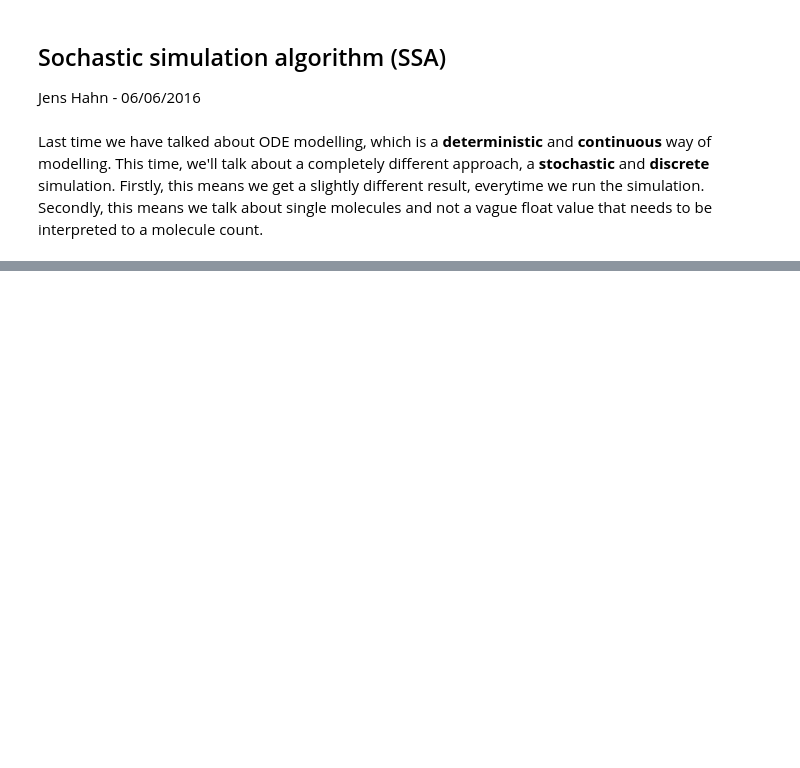
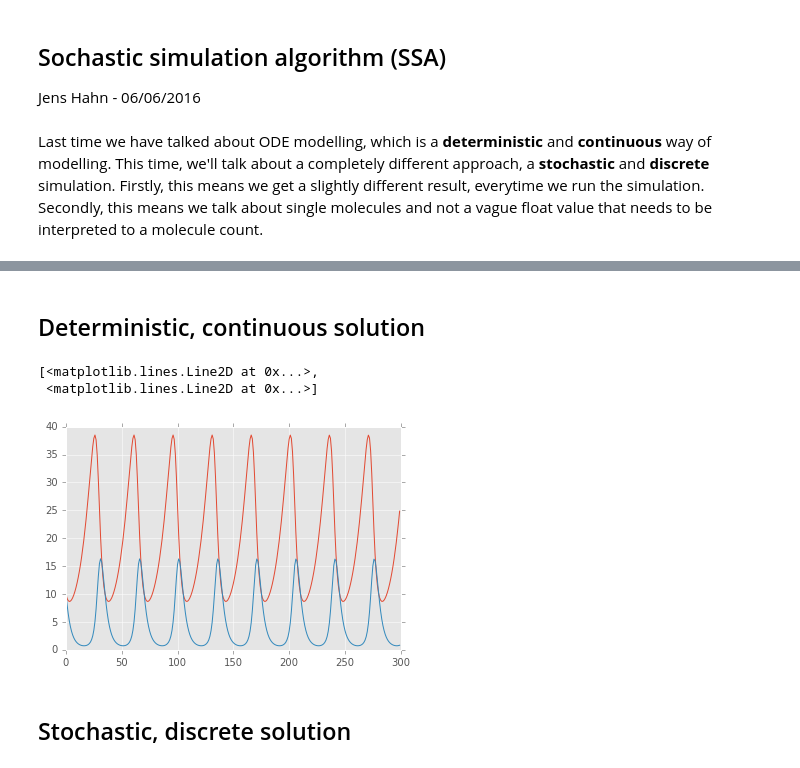
Before and after one commit to LKnopf/fachkurs_master, a Jupyter notebook: 07_modelling/20160606_SSAcomplete.ipynb, the cells around one changed output, grey strips where cells are left out. Cells and saved outputs as stored; diff of their text form; code cells hidden in the pictures; blank space fills up the shorter version.

```diff
--- a/07_modelling/20160606_SSAcomplete.ipynb
+++ b/07_modelling/20160606_SSAcomplete.ipynb
@@ -46,0 +112,32 @@ Fire the ith reaction
+# %% [markdown]
+## Deterministic, continuous solution
+# %%
+import scipy.integrate
+import numpy as np
+import math
+from matplotlib import pyplot as plt
+plt.style.use('ggplot')
+%matplotlib inline
+
+k1 = 0.1
+k2 = 0.02
+k3 = 0.4
+k4 = 0.02
+
+def dSdt( S, t):
+    X, Y = S
+    dxdt = k1*X - k2*X*Y
+    dydt = k4*X*Y - k3*Y
+    return [dxdt, dydt]
+
+time = np.arange(0,300,1)
+S0 = np.array([10., 10.] )
+
+result = scipy.integrate.odeint( dSdt, S0, time  )
+plt.plot( time, result )
+# %% [output]
+[<matplotlib.lines.Line2D at 0x...>,
+ <matplotlib.lines.Line2D at 0x...>]
+[figure, added]
+# %% [markdown]
+## Stochastic, discrete solution
```
Also changed, not shown: parts of 12 cells of this notebook.
